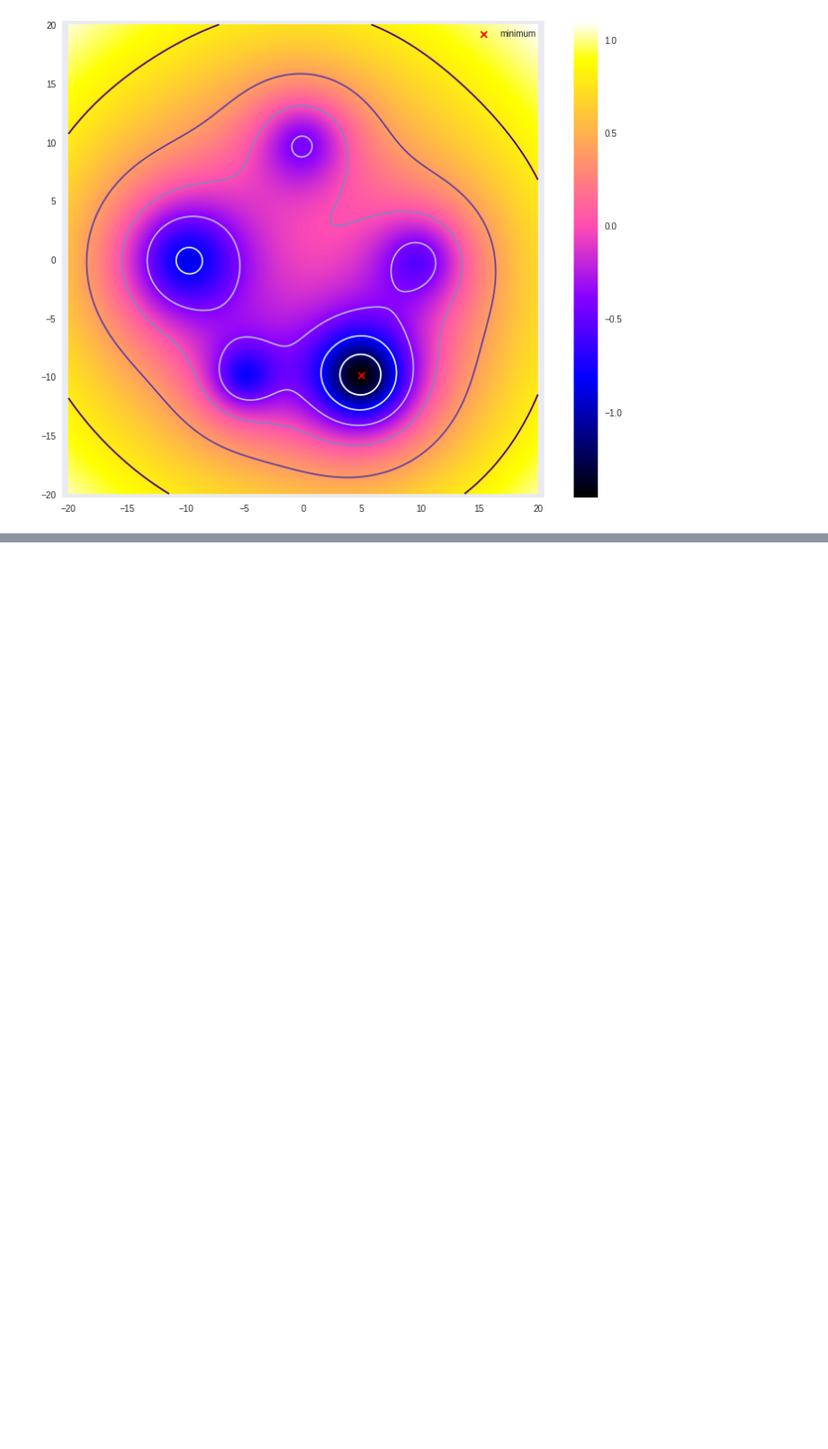
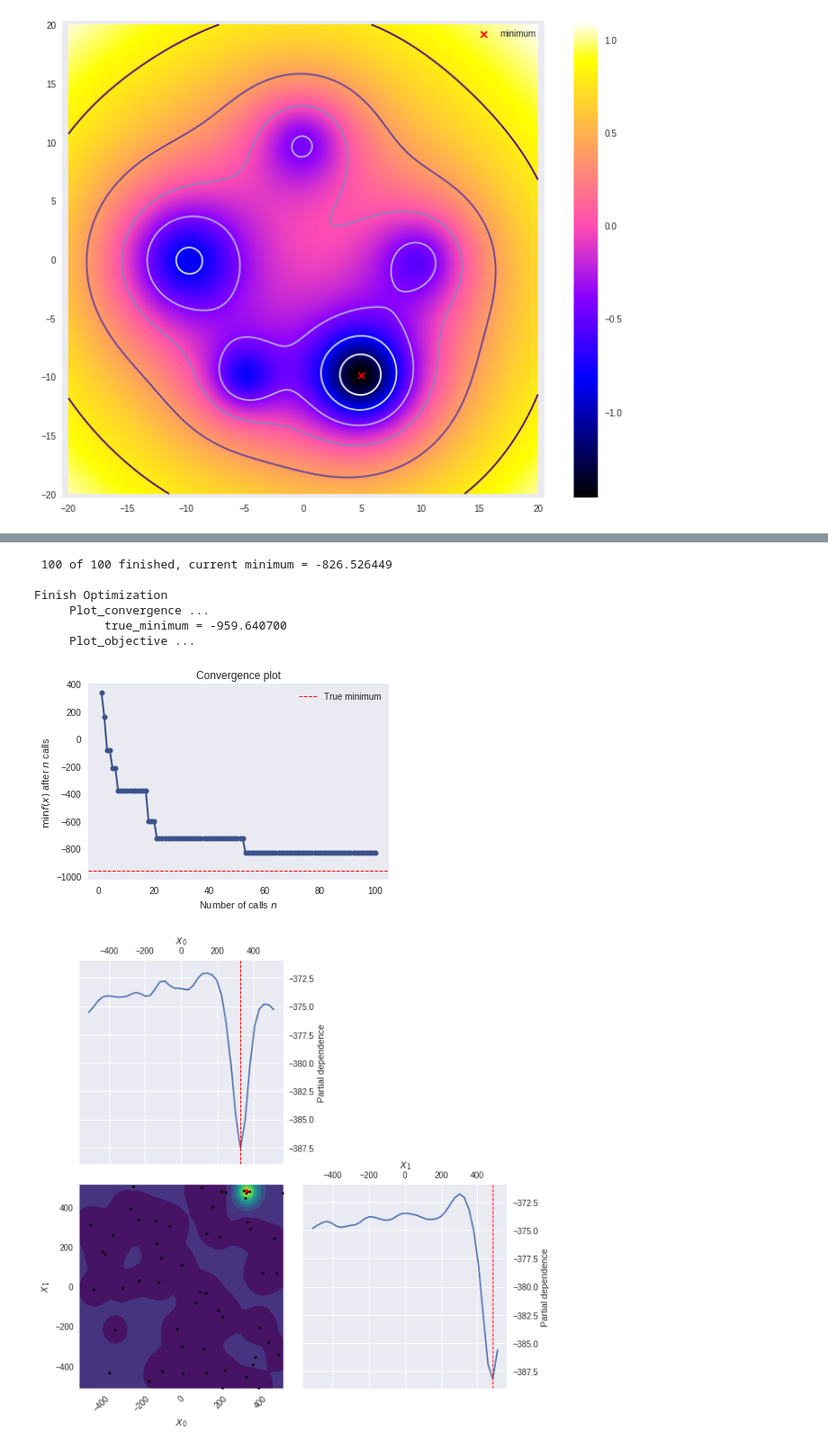
Before and after one commit to mesomesomeso14/optimization_bench, a Jupyter notebook: skopt_test.ipynb, the cells around one changed output, grey strips where cells are left out. Shown at 90% size. Drawn from its saved outputs; the diff is of its cells as text; code cells hidden in the pictures; blank space fills up the shorter version.

```diff
--- a/skopt_test.ipynb
+++ b/skopt_test.ipynb
@@ -108,0 +147,13 @@ array([[<matplotlib.axes._subplots.AxesSubplot object at 0x...>,
+# %%
+func = eggholder
+result = gp_optimize(func, 100 , 50)
+plot_result(result,func)
+# %% [output]
+ 100 of 100 finished, current minimum = -826.526449
+
+Finish Optimization
+     Plot_convergence ...
+          true_minimum = -959.640700
+     Plot_objective ...
+[figure, added]
+[figure, added]
```
Also changed, not shown: parts of 6 cells of this notebook.
